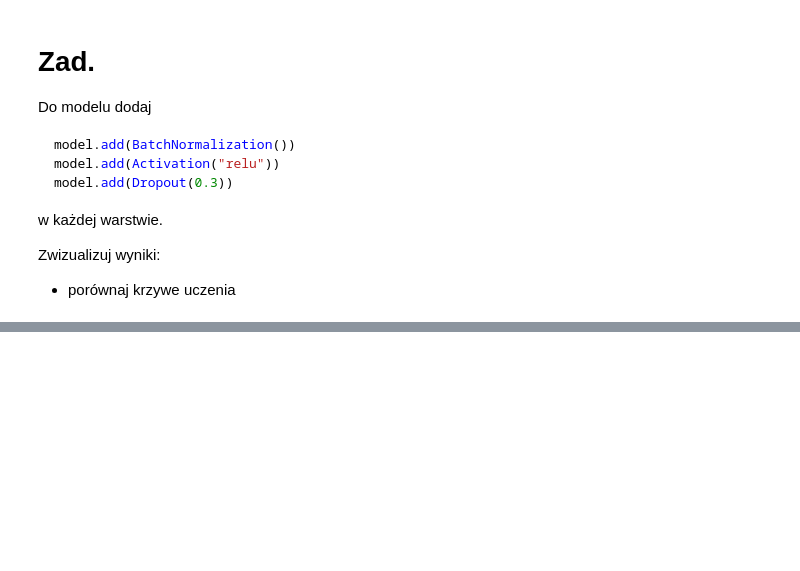
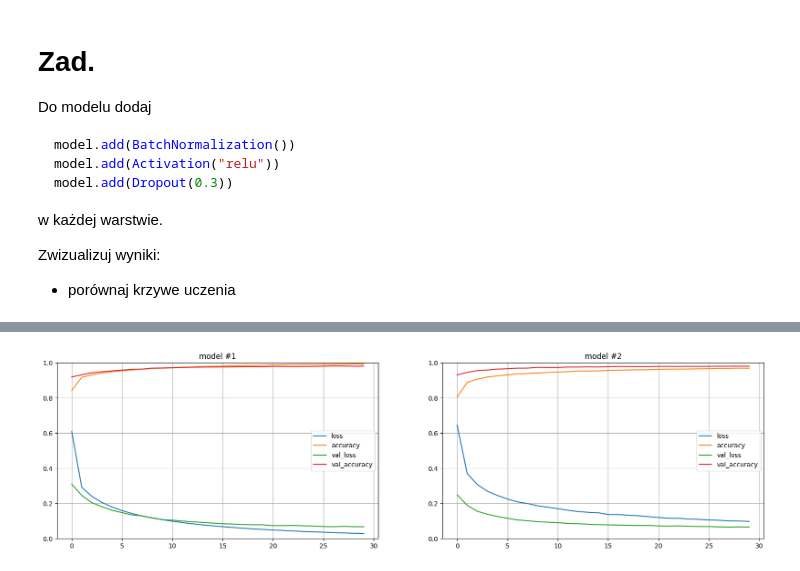
Before and after one commit to KrystianJachna/AI, a Jupyter notebook: cw10/AD_Z10_O_MNIST_BatchNormalization_Dropout.ipynb, the cells around one changed output, grey strips where cells are left out. Drawn from its saved outputs; the diff is of its cells as text; code cells hidden in the pictures; blank space fills up the shorter version.

```diff
--- a/cw10/AD_Z10_O_MNIST_BatchNormalization_Dropout.ipynb
+++ b/cw10/AD_Z10_O_MNIST_BatchNormalization_Dropout.ipynb
@@ -169,3 +175,20 @@ w każdej warstwie.
 Zwizualizuj wyniki:
 
 * porównaj krzywe uczenia
+# %%
+new_model = keras.models.Sequential([
+    keras.layers.Flatten(input_shape=[28, 28]),
+    keras.layers.Dense(300),
+    keras.layers.BatchNormalization(),
+    keras.layers.Activation("relu"),
+    keras.layers.Dropout(0.3),
+    keras.layers.Dense(100),
+    keras.layers.BatchNormalization(),
+    keras.layers.Activation("relu"),
+    keras.layers.Dropout(0.3),
+    keras.layers.Dense(10, activation="softmax")
+])
+
+new_model.compile(loss="categorical_crossentropy", optimizer="sgd", metrics=["accuracy"])
+# %%
+new_history = new_model.fit(X_train, y_train, epochs=30, validation_data=(X_valid, y_valid))
@@ -171,0 +214,14 @@ Zwizualizuj wyniki:
+# %%
+models_type = ['model #1', 'model #2']
+models_history = [(model, history), (new_model, new_history)]
+# %%
+fig, axs = plt.subplots(1, 2, figsize=(20, 5))
+
+for i, (model, history) in enumerate(models_history):
+    pd.DataFrame(history.history).plot(ax=axs[i])
+    axs[i].set_title(models_type[i])
+    axs[i].set_ylim(0, 1)
+    axs[i].grid(True)
+    axs[i].legend()
+# %% [output]
+[figure, added]
```
Also changed, not shown: parts of 11 cells of this notebook.
